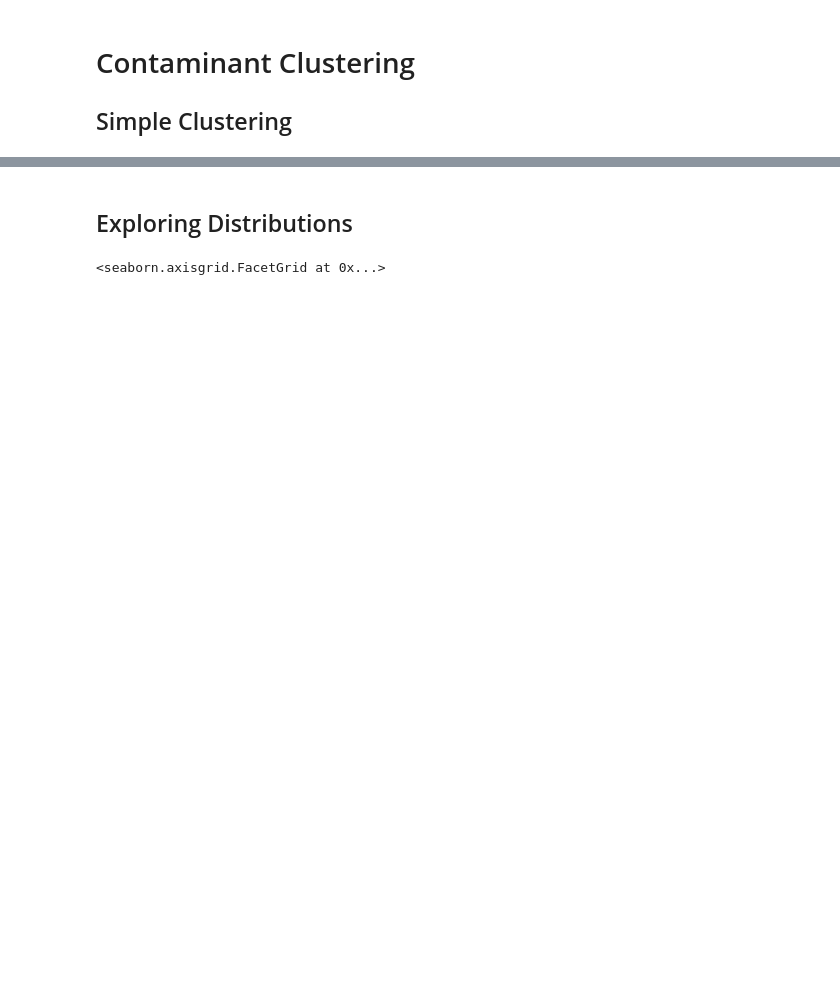
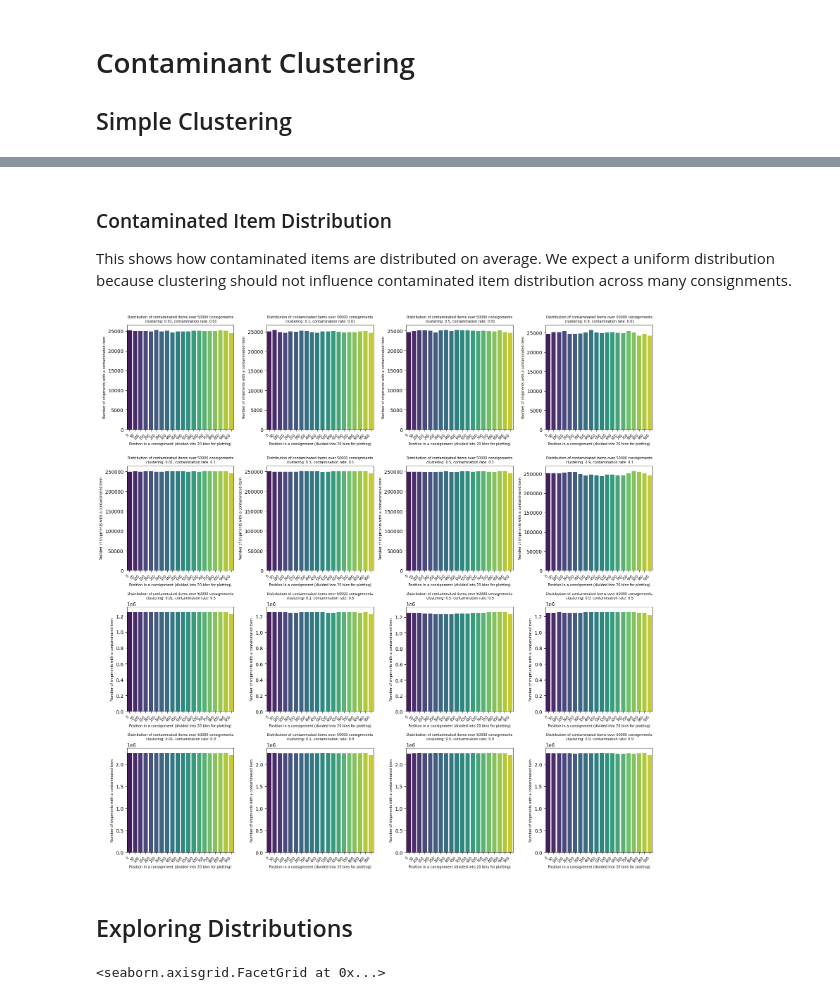
Before and after one commit to ncsu-landscape-dynamics/popsborder, a Jupyter notebook: examples/notebooks/contaminant_clustering.ipynb, the cells around one changed output, grey strips where cells are left out. Drawn from its saved outputs; the diff is of its cells as text; code cells hidden in the pictures; blank space fills up the shorter version.

```diff
--- a/examples/notebooks/contaminant_clustering.ipynb
+++ b/examples/notebooks/contaminant_clustering.ipynb
@@ -189,3 +163,17 @@ cut
+# %% [markdown]
+### Contaminated Item Distribution
+
+This shows how contaminated items are distributed on average. We expect a uniform distribution because clustering should not influence contaminated item distribution across many consignments.
+# %%
+explore(
+    config_yaml,
+    rates=[0.01, 0.1, 0.5, 0.9],
+    clusterings=[0.01, 0.1, 0.5, 0.9],
+    num_items=1000,
+    num_consignments=50000
+)
+# %% [output]
+[figure, added]
 # %% [markdown]
 ## Exploring Distributions
 # %%
```
Also changed, not shown: parts of 18 cells of this notebook, 1 other file.
